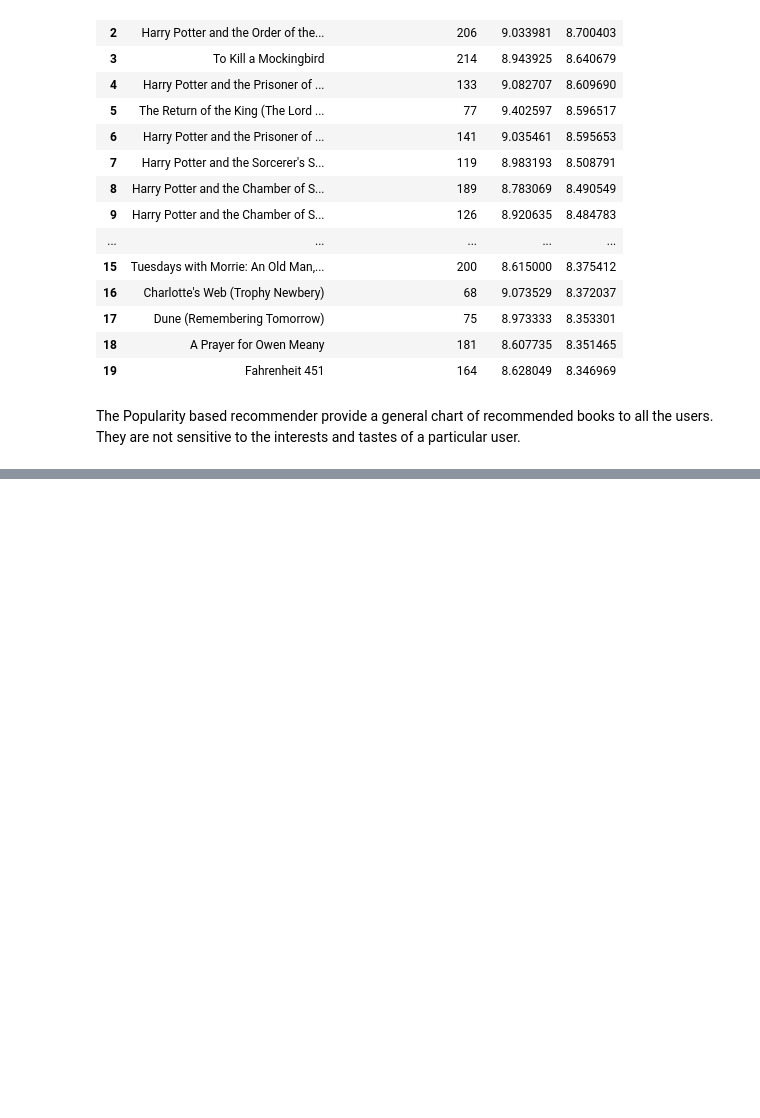
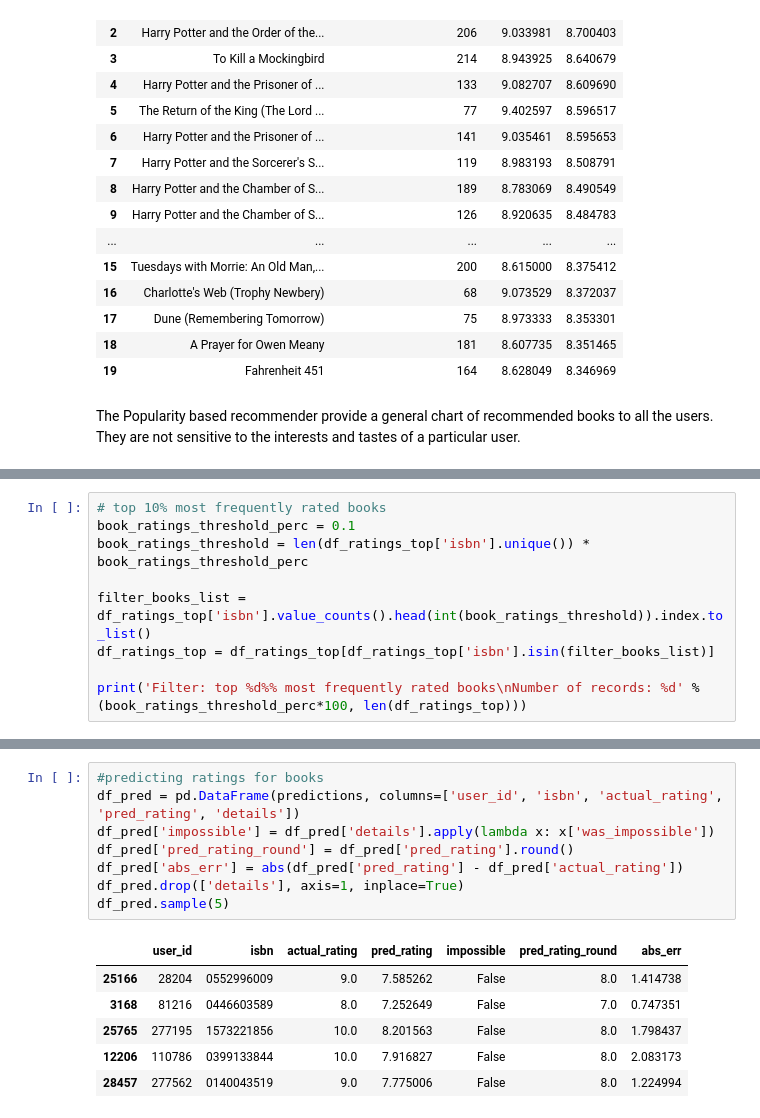
Before and after one commit to Rajesh1505/Book_Recommendation_System-Capstone_Project_4, a Jupyter notebook: Book_Recommendation_System_Rajesh_Kumar_Patel_Capstone_Project_4.ipynb, the cells around one changed output, grey strips where cells are left out. Drawn from its saved outputs; the diff is of its cells as text; blank space fills up the shorter version.

```diff
--- a/Book_Recommendation_System_Rajesh_Kumar_Patel_Capstone_Project_4.ipynb
+++ b/Book_Recommendation_System_Rajesh_Kumar_Patel_Capstone_Project_4.ipynb
@@ -685,0 +748,9 @@ The Popularity based recommender provide a general chart of recommended books to
+# %%
+# top 10% most frequently rated books
+book_ratings_threshold_perc = 0.1
+book_ratings_threshold = len(df_ratings_top['isbn'].unique()) * book_ratings_threshold_perc
+
+filter_books_list = df_ratings_top['isbn'].value_counts().head(int(book_ratings_threshold)).index.to_list()
+df_ratings_top = df_ratings_top[df_ratings_top['isbn'].isin(filter_books_list)]
+
+print('Filter: top %d%% most frequently rated books\nNumber of records: %d' % (book_ratings_threshold_perc*100, len(df_ratings_top)))
@@ -685,0 +853,15 @@ The Popularity based recommender provide a general chart of recommended books to
+# %%
+#predicting ratings for books
+df_pred = pd.DataFrame(predictions, columns=['user_id', 'isbn', 'actual_rating', 'pred_rating', 'details'])
+df_pred['impossible'] = df_pred['details'].apply(lambda x: x['was_impossible'])
+df_pred['pred_rating_round'] = df_pred['pred_rating'].round()
+df_pred['abs_err'] = abs(df_pred['pred_rating'] - df_pred['actual_rating'])
+df_pred.drop(['details'], axis=1, inplace=True)
+df_pred.sample(5)
+# %% [output]
+|  | user_id | isbn | actual_rating | pred_rating | impossible | pred_rating_round | abs_err |
+| 25166 | 28204 | 0552996009 | 9.0 | 7.585262 | False | 8.0 | 1.414738 |
+| 3168 | 81216 | 0446603589 | 8.0 | 7.252649 | False | 7.0 | 0.747351 |
+| 25765 | 277195 | 1573221856 | 10.0 | 8.201563 | False | 8.0 | 1.798437 |
+| 12206 | 110786 | 0399133844 | 10.0 | 7.916827 | False | 8.0 | 2.083173 |
+| 28457 | 277562 | 0140043519 | 9.0 | 7.775006 | False | 8.0 | 1.224994 |
```
Also changed, not shown: parts of 35 cells of this notebook.
